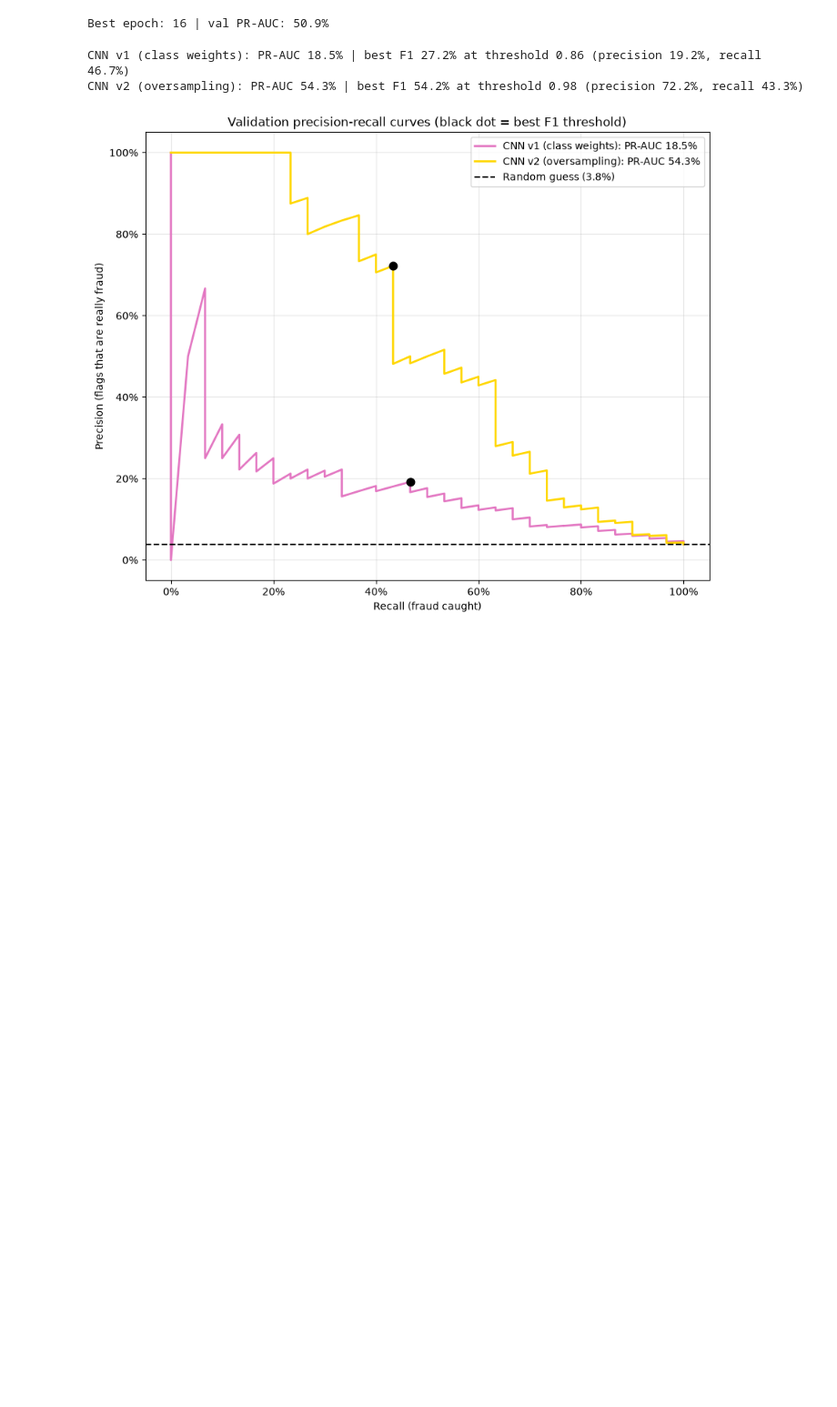
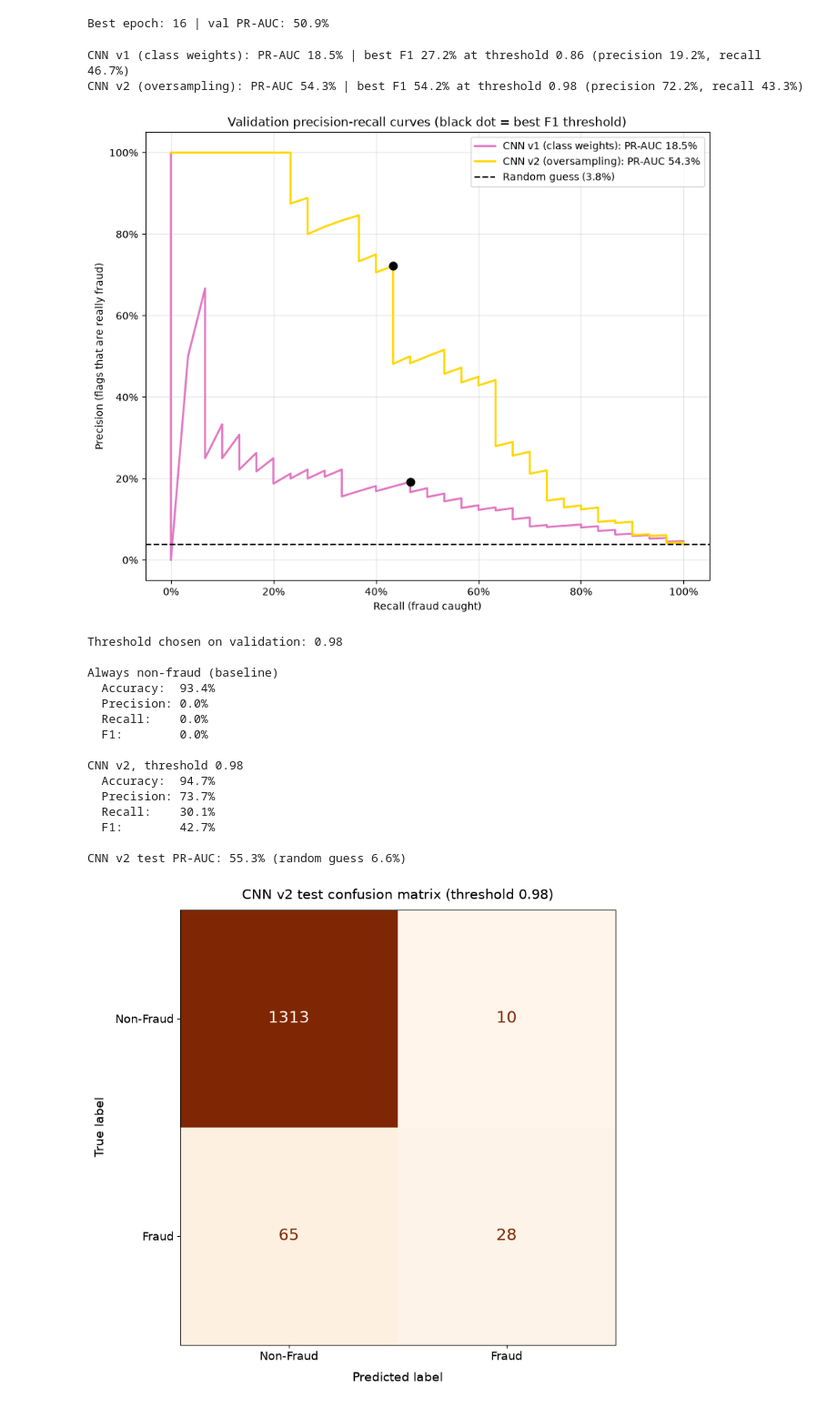
Before and after one commit to m-arij/f20dl-vehicle-fraud-ug-group9, a Jupyter notebook: notebooks/image_cnn.ipynb, the cells around one changed output. Shown at 91% size. Drawn from its saved outputs; the diff is of its cells as text; code cells hidden in the pictures; blank space fills up the shorter version.

```diff
--- a/notebooks/image_cnn.ipynb
+++ b/notebooks/image_cnn.ipynb
@@ -449,3 +449,65 @@ plt.show()
 CNN v1 (class weights): PR-AUC 18.5% | best F1 27.2% at threshold 0.86 (precision 19.2%, recall 46.7%)
 CNN v2 (oversampling): PR-AUC 54.3% | best F1 54.2% at threshold 0.98 (precision 72.2%, recall 43.3%)
 [figure]
+# %%
+# Final evaluation of the chosen model (CNN v2) on the untouched test set.
+from sklearn.metrics import (precision_score, recall_score, f1_score, accuracy_score,
+confusion_matrix, ConfusionMatrixDisplay)
+
+# Best-F1 threshold for v2 from the validation set
+precision_v, recall_v, thresholds_v = precision_recall_curve(y_val, val_probs["CNN v2 (oversampling)"])
+f1_v = 2 * precision_v[:-1] * recall_v[:-1] / (precision_v[:-1] + recall_v[:-1] + 1e-9)
+threshold = thresholds_v[np.argmax(f1_v)]
+print(f"Threshold chosen on validation: {threshold:.2f}")
+
+# Prediction on the test set
+y_test = np.array(test_labels)
+test_probs = model_v2.predict(test_ds, verbose=0).ravel()
+test_preds = (test_probs >= threshold).astype(int)
+
+# Baseline: always predict non-fraud
+baseline_preds = np.zeros_like(y_test)
+
+results = {
+    "Always non-fraud (baseline)": baseline_preds,
+    f"CNN v2, threshold {threshold:.2f}": test_preds,
+}
+# Prints the accuracy, precision, recall and F1 for each model on the test set.
+for name, preds in results.items():
+    print(f"\n{name}")
+    print(f"  Accuracy:  {accuracy_score(y_test, preds) * 100:.1f}%")
+    print(f"  Precision: {precision_score(y_test, preds, zero_division=0) * 100:.1f}%")
+    print(f"  Recall:    {recall_score(y_test, preds) * 100:.1f}%")
+    print(f"  F1:        {f1_score(y_test, preds, zero_division=0) * 100:.1f}%")
+print(f"\nCNN v2 test PR-AUC: {average_precision_score(y_test, test_probs) * 100:.1f}% (random guess {y_test.mean() * 100:.1f}%)")
+
+# Confusion matrix
+cm = confusion_matrix(y_test, test_preds)
+fig, ax = plt.subplots(figsize=(10, 8))
+ConfusionMatrixDisplay(cm, display_labels=["Non-Fraud", "Fraud"]).plot(
+    ax=ax, cmap="Oranges", colorbar=False, values_format="d", text_kw={"fontsize": 18}
+)
+ax.set_xlabel("Predicted label", fontsize=14, labelpad=10)
+ax.set_ylabel("True label", fontsize=14, labelpad=10)
+ax.tick_params(axis="both", labelsize=13)
+ax.set_title(f"CNN v2 test confusion matrix (threshold {threshold:.2f})", fontsize=15, pad=12)
+plt.tight_layout()
+plt.savefig(RESULTS / "cnn_v2_test_confusion_matrix.png", dpi=150, bbox_inches="tight")
+plt.show()
+# %% [output]
+Threshold chosen on validation: 0.98
+
+Always non-fraud (baseline)
+  Accuracy:  93.4%
+  Precision: 0.0%
+  Recall:    0.0%
+  F1:        0.0%
+
+CNN v2, threshold 0.98
+  Accuracy:  94.7%
+  Precision: 73.7%
+  Recall:    30.1%
+  F1:        42.7%
+
+CNN v2 test PR-AUC: 55.3% (random guess 6.6%)
+[figure, added]
```
Also changed, not shown: 1 other file.
